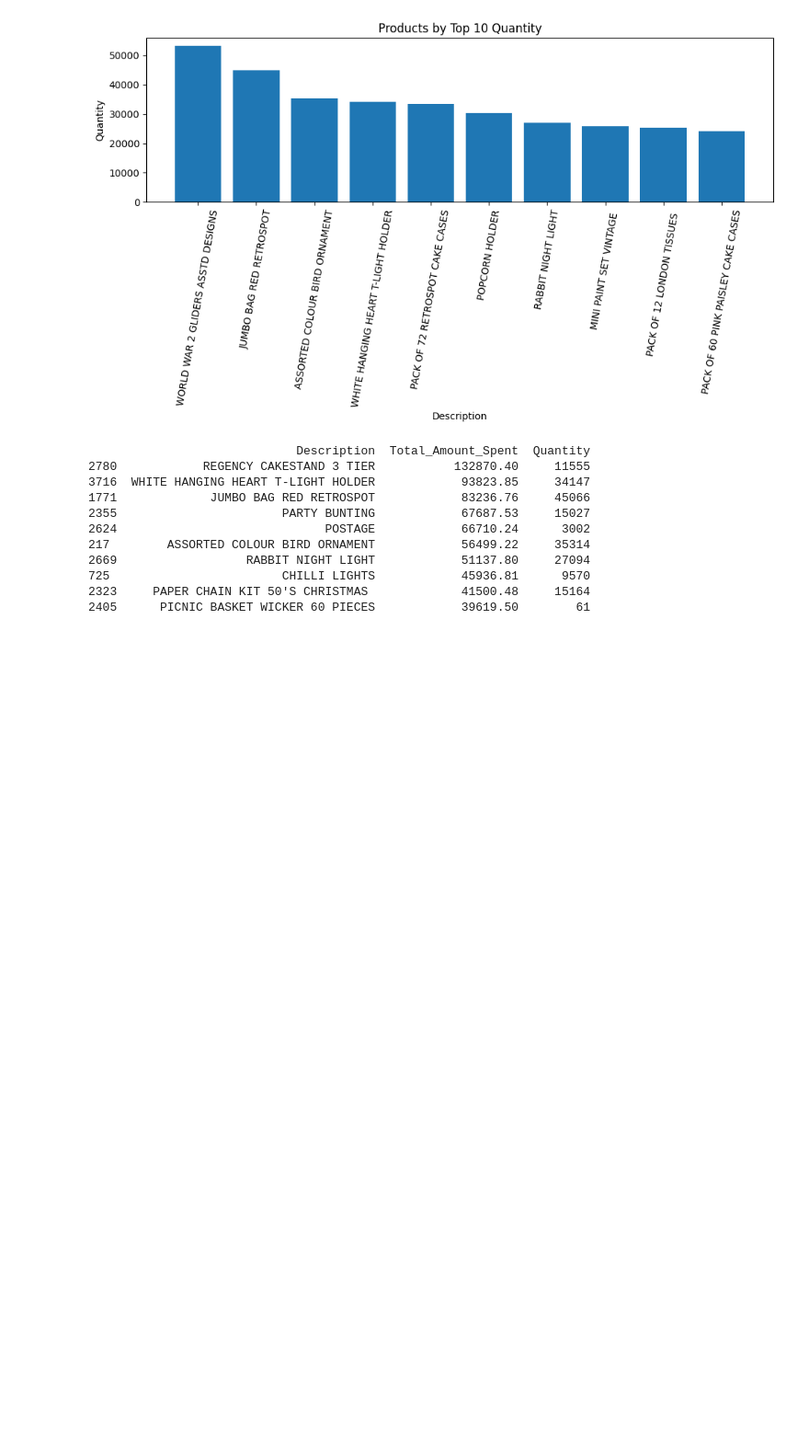
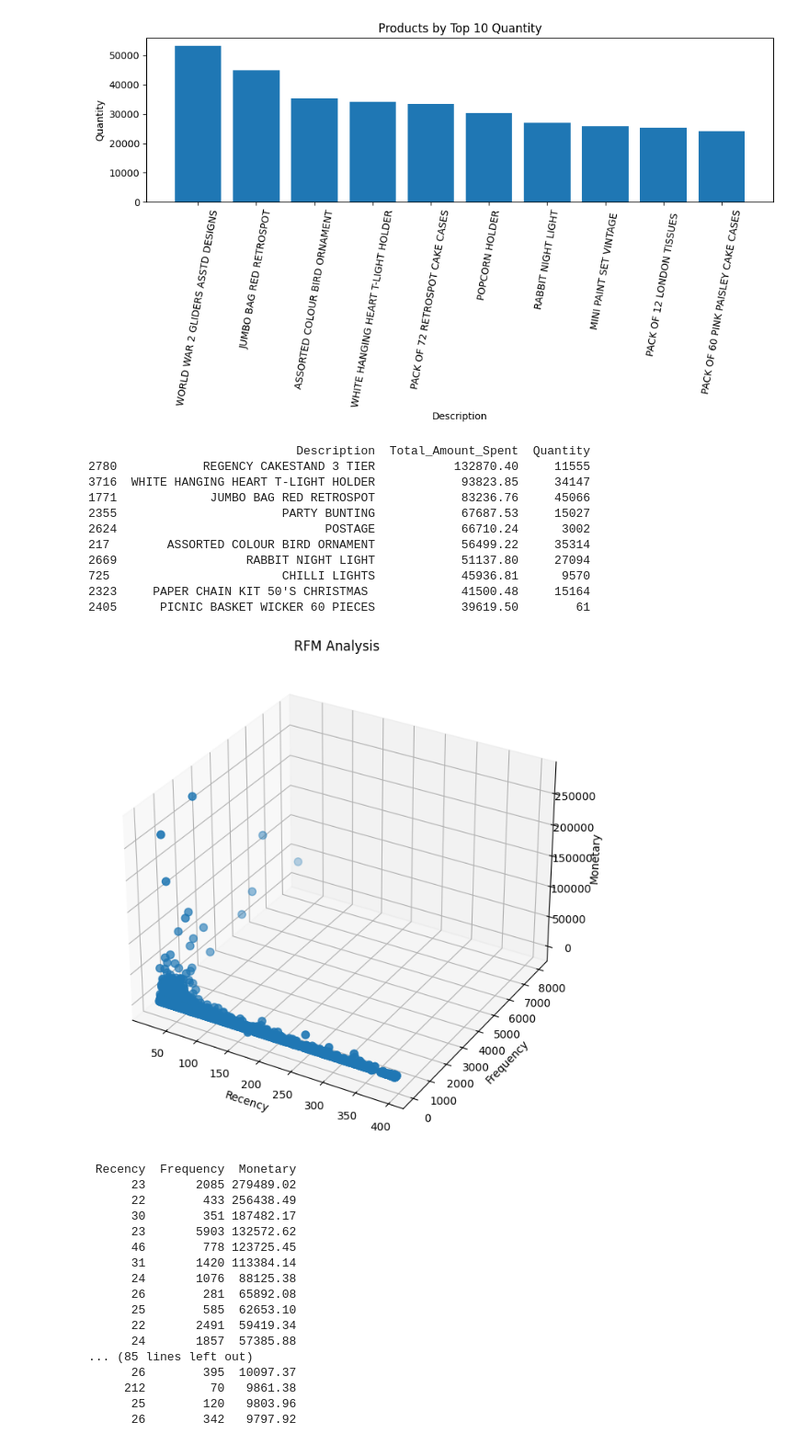
Before and after one commit to rhycha/ecommerce-transaction-data-analysis, a Jupyter notebook: app/src/code.ipynb, the cells around one changed output. Shown: that part at 92% size. Saved outputs shown, nothing was run; the diff lists cells and outputs as text; code cells hidden in the pictures; blank space fills up the shorter version.

Commit message:
RFM model plot

```diff
--- a/app/src/code.ipynb
+++ b/app/src/code.ipynb
@@ -37,20 +37,20 @@ today_date = pd.to_datetime("2012-01-01")
 
 print(df_selected.dtypes)
 
-# Group by Country, calculate Recency, Frequency, and Monetary variables
+# Group by CustomerID and aggregate Recency, Frequency, Monetary, and Mean_Price
 rfm_dataset = df_selected.groupby('CustomerID').agg({
     'InvoiceDate': lambda x: (today_date - x.max()).days,  # Calculate Recency
     'Quantity': 'count',  # Calculate Frequency
-    'Total_Amount_Spent': 'sum'  # Calculate Monetary
+    'Total_Amount_Spent': 'sum',  # Calculate Monetary
+
 })
 
 # Rename the columns for clarity
-rfm_dataset.rename(columns = {
+rfm_dataset.rename(columns={
     "InvoiceDate": "Recency",
-    "Quantity": 'Frequency',
-    "Total_Amount_Spent": "Monetary"
-    },
-    inplace = True
+    "Quantity": "Frequency",
+    "Total_Amount_Spent": "Monetary",
+    }, inplace=True
 )
 
 # Filter rows with Monetary variable value not equal to 0
@@ -180,3 +180,40 @@ print(Monetary_Product)
 725                        CHILLI LIGHTS            45936.81      9570
 2323     PAPER CHAIN KIT 50'S CHRISTMAS             41500.48     15164
 2405      PICNIC BASKET WICKER 60 PIECES            39619.50        61
+# %%
+from mpl_toolkits.mplot3d import Axes3D
+
+# Plot
+fig = plt.figure(figsize=(10, 8))
+ax = fig.add_subplot(111, projection='3d')
+
+# Scatter plot
+ax.scatter(rfm_dataset['Recency'], rfm_dataset['Frequency'], rfm_dataset['Monetary'], s=50)
+
+# Set labels and title
+ax.set_xlabel('Recency')
+ax.set_ylabel('Frequency')
+ax.set_zlabel('Monetary')
+ax.set_title('RFM Analysis')
+
+# Show plot
+plt.show()
+# %% [output]
+[figure, added]
+ Recency  Frequency  Monetary
+      23       2085 279489.02
+      22        433 256438.49
+      30        351 187482.17
+      23       5903 132572.62
+      46        778 123725.45
+      31       1420 113384.14
+      24       1076  88125.38
+      26        281  65892.08
+      25        585  62653.10
+      22       2491  59419.34
+      24       1857  57385.88
+... (85 lines left out)
+      26        395  10097.37
+     212         70   9861.38
+      25        120   9803.96
+      26        342   9797.92
```
Also changed, not shown: parts of 2 cells of this notebook.
